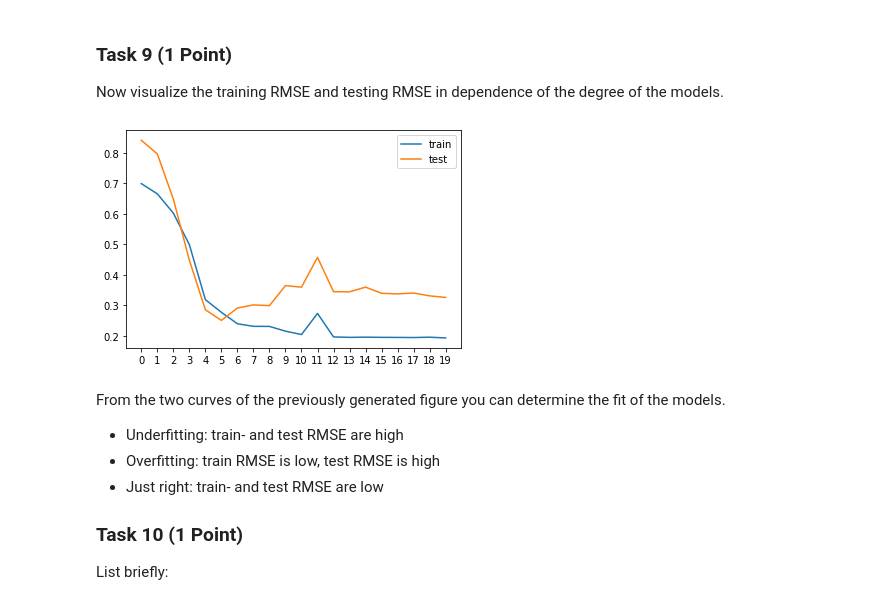
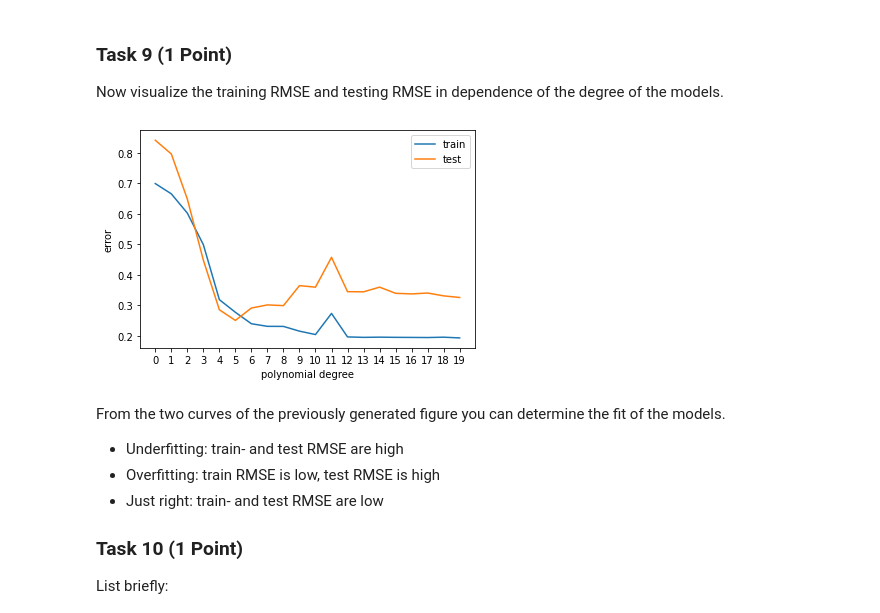
Before and after one commit to eichelb4rt/hw, a Jupyter notebook: S8_SS2022/AGML_Lab/03/exercise2.ipynb, the cells around one changed output. Saved outputs shown, nothing was run; the diff lists cells and outputs as text; code cells hidden in the pictures.

```diff
--- a/S8_SS2022/AGML_Lab/03/exercise2.ipynb
+++ b/S8_SS2022/AGML_Lab/03/exercise2.ipynb
@@ -223,11 +223,13 @@ Now visualize the training RMSE and testing RMSE in dependence of the degree of
 # %%
 plt.plot(degrees, train_RMSEs, label='train')
 plt.plot(degrees, test_RMSEs, label='test')
-plt.xticks(degrees, degrees)
+plt.xticks(degrees)
 plt.legend()
+plt.xlabel("polynomial degree")
+plt.ylabel("error")
 plt.show()
 # %% [output]
-[figure, old version]
+[figure, new version]
 # %% [markdown]
 From the two curves of the previously generated figure you can determine the fit of the models.
 
```
Also changed, not shown: parts of 7 cells of this notebook.
